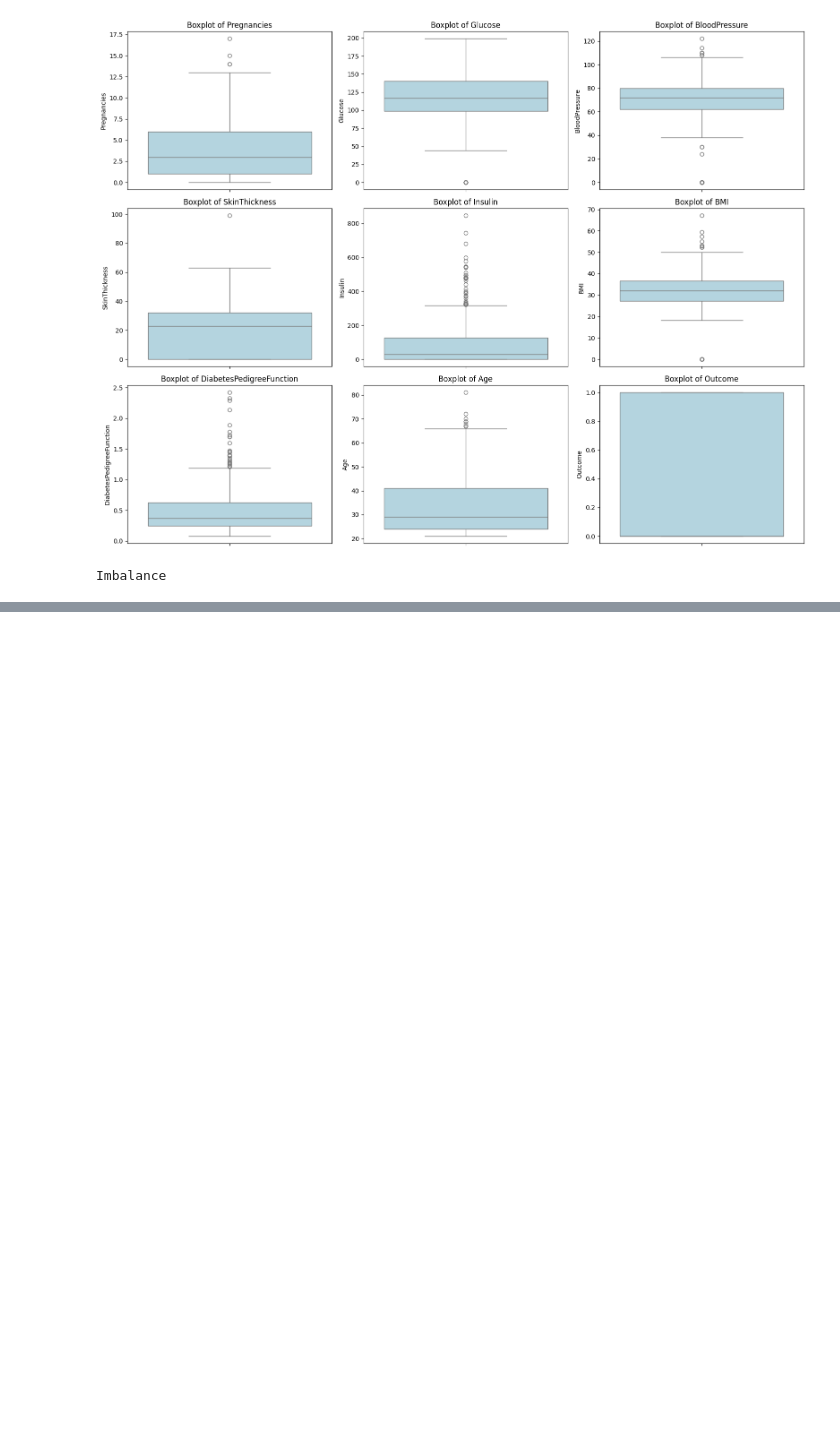
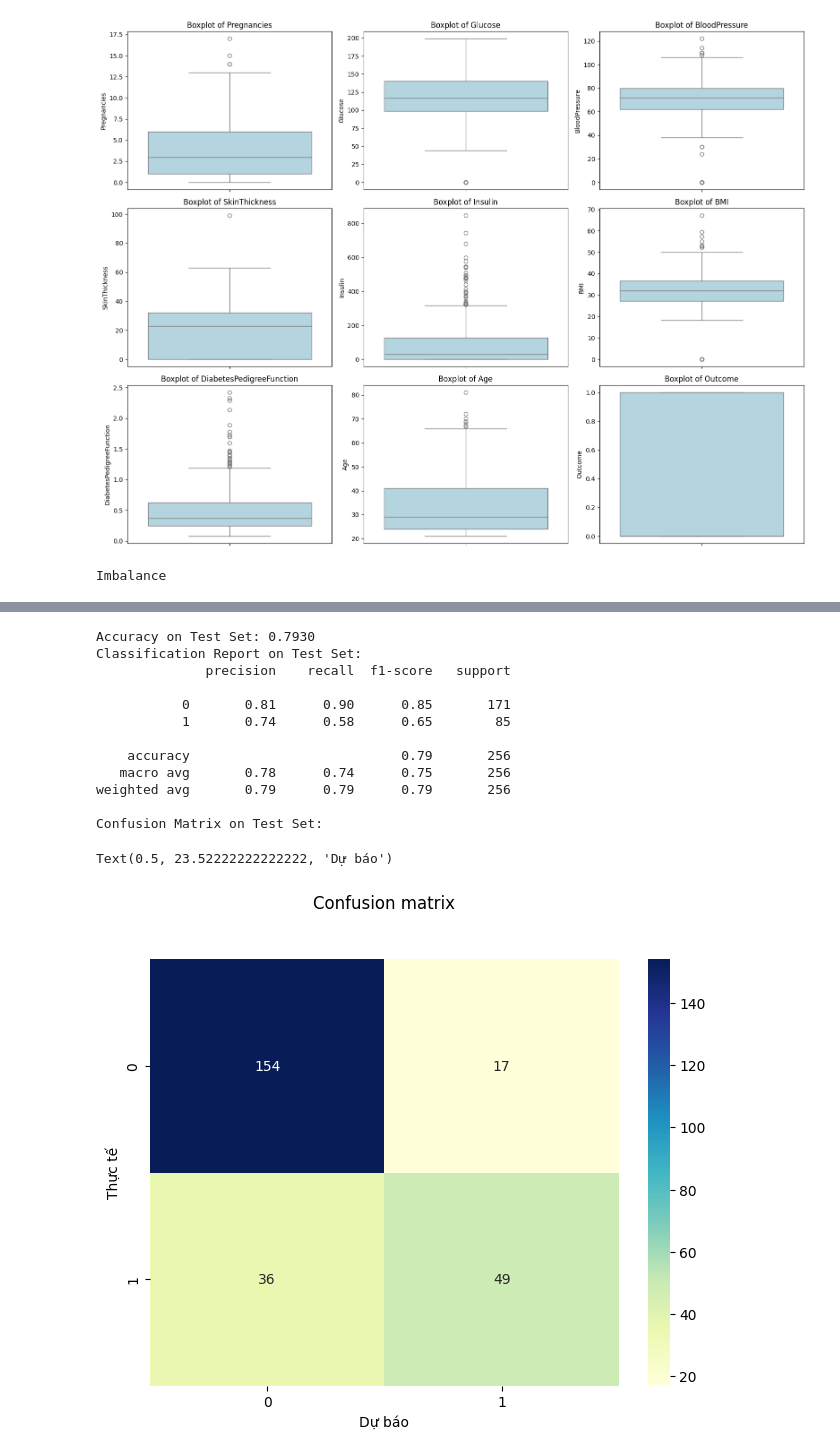
Before and after one commit to Manifesto82/Diabetes_Pregnancy_Analysis, a Jupyter notebook: diabetes.ipynb, the cells around one changed output, grey strips where cells are left out. Cells and saved outputs as stored; diff of their text form; code cells hidden in the pictures; blank space fills up the shorter version.

```diff
--- a/diabetes.ipynb
+++ b/diabetes.ipynb
@@ -123,0 +137,17 @@ Imbalance
+# %%
+x = df.iloc[:, :-1]
+y = df.iloc[:, -1]
+
+x_train, x_test, y_train, y_test = train_test_split(x,y, test_size=1/3, random_state=0)
+
+scaler = StandardScaler()
+x_train_scaled = scaler.fit_transform(x_train)
+x_test_scaled = scaler.fit_transform(x_test)
+
+x_const = sm.add_constant(x_train_scaled)
+
+model = sm.Logit(y_train, x_const)
+
+result = model.fit()
+
+print(result.summary())
@@ -123,0 +189,47 @@ Imbalance
+# %%
+from sklearn.linear_model import LogisticRegression
+from sklearn.metrics import accuracy_score, classification_report
+from sklearn import metrics
+
+regression = LogisticRegression(solver='liblinear', max_iter=1000)
+
+regression.fit(x_train_scaled, y_train)
+
+y_pred = regression.predict(x_test_scaled)
+
+accuracy = accuracy_score(y_test, y_pred)
+
+print(f"Accuracy on Test Set: {accuracy:.4f}")
+
+print("Classification Report on Test Set:")
+print(classification_report(y_test, y_pred))
+
+print("Confusion Matrix on Test Set:")
+cnf_matrix = metrics.confusion_matrix(y_test, y_pred)
+
+class_names = [0,1]
+fig, ax = plt.subplots()
+tick_marks = np.arange(len(class_names))
+plt.xticks(tick_marks, class_names)
+plt.yticks(tick_marks, class_names)
+
+sns.heatmap(pd.DataFrame(cnf_matrix), annot=True, cmap="YlGnBu" ,fmt='g')
+plt.tight_layout()
+plt.title('Confusion matrix', y=1.1)
+plt.ylabel('Thực tế')
+plt.xlabel('Dự báo')
+# %% [output]
+Accuracy on Test Set: 0.7930
+Classification Report on Test Set:
+              precision    recall  f1-score   support
+
+           0       0.81      0.90      0.85       171
+           1       0.74      0.58      0.65        85
+
+    accuracy                           0.79       256
+   macro avg       0.78      0.74      0.75       256
+weighted avg       0.79      0.79      0.79       256
+
+Confusion Matrix on Test Set:
+Text(0.5, 23.52222222222222, 'Dự báo')
+[figure, added]
```
Also changed, not shown: parts of 7 cells of this notebook.
